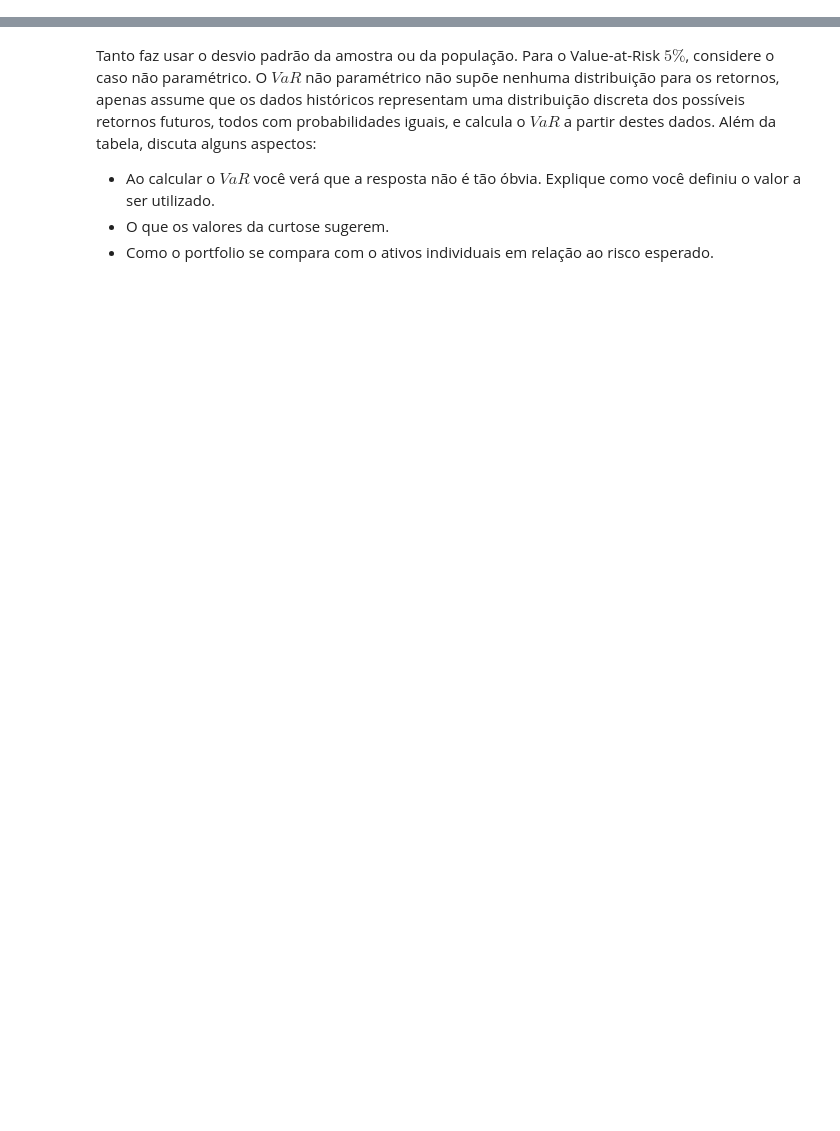
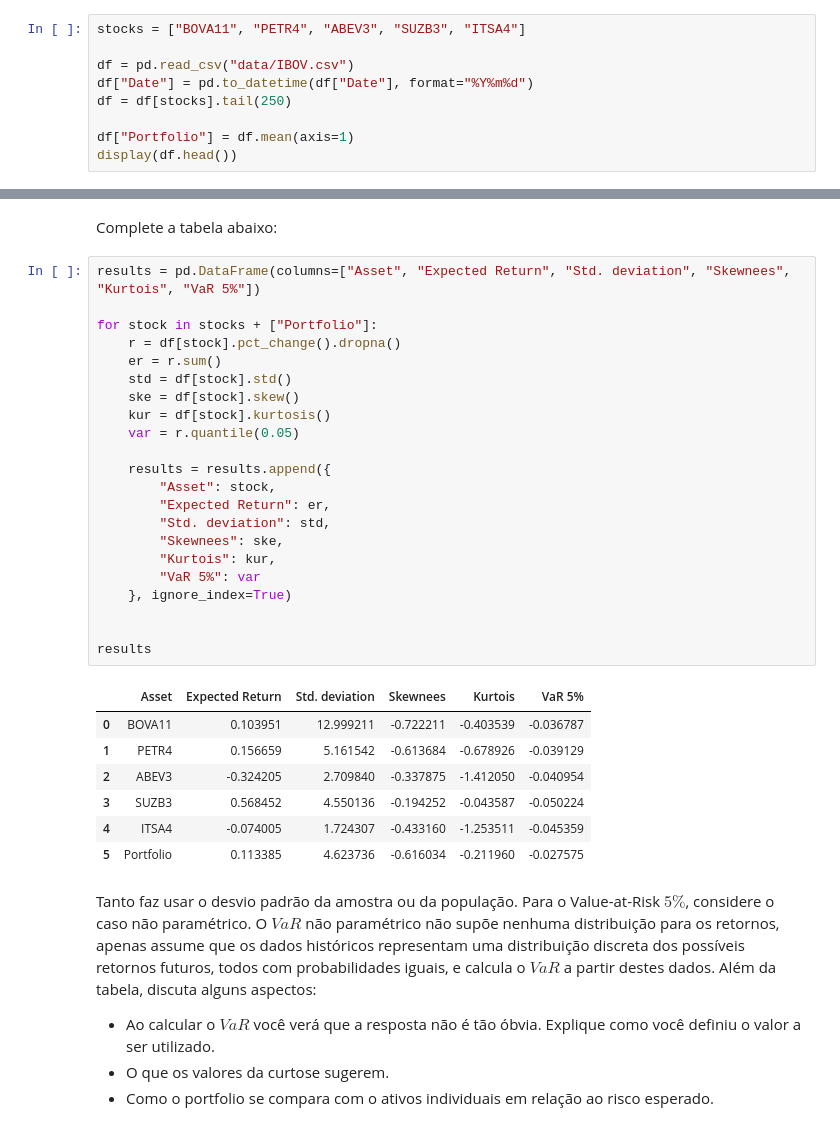
Before and after one commit to innng/quantitative-finance-and-risk-management, a Jupyter notebook: lista_1.ipynb, the cells around one changed output, grey strips where cells are left out. Cells and saved outputs as stored; diff of their text form; blank space fills up the shorter version.

```diff
--- a/lista_1.ipynb
+++ b/lista_1.ipynb
@@ -79,0 +173,9 @@ A partir dos dados diários da Bovespa disponibilizados, obtenha os 250 retornos
+# %%
+stocks = ["BOVA11", "PETR4", "ABEV3", "SUZB3", "ITSA4"]
+
+df = pd.read_csv("data/IBOV.csv")
+df["Date"] = pd.to_datetime(df["Date"], format="%Y%m%d")
+df = df[stocks].tail(250)
+
+df["Portfolio"] = df.mean(axis=1)
+display(df.head())
@@ -80,3 +189,35 @@ A partir dos dados diários da Bovespa disponibilizados, obtenha os 250 retornos
+# %% [markdown]
+Complete a tabela abaixo:
+# %%
+results = pd.DataFrame(columns=["Asset", "Expected Return", "Std. deviation", "Skewnees", "Kurtois", "VaR 5%"])
+
+for stock in stocks + ["Portfolio"]:
+    r = df[stock].pct_change().dropna()
+    er = r.sum()
+    std = df[stock].std()
+    ske = df[stock].skew()
+    kur = df[stock].kurtosis()
+    var = r.quantile(0.05)
+
+    results = results.append({
+        "Asset": stock,
+        "Expected Return": er,
+        "Std. deviation": std,
+        "Skewnees": ske,
+        "Kurtois": kur,
+        "VaR 5%": var
+    }, ignore_index=True)
+
+
+results
+# %% [output]
+|  | Asset | Expected Return | Std. deviation | Skewnees | Kurtois | VaR 5% |
+| 0 | BOVA11 | 0.103951 | 12.999211 | -0.722211 | -0.403539 | -0.036787 |
+| 1 | PETR4 | 0.156659 | 5.161542 | -0.613684 | -0.678926 | -0.039129 |
+| 2 | ABEV3 | -0.324205 | 2.709840 | -0.337875 | -1.412050 | -0.040954 |
+| 3 | SUZB3 | 0.568452 | 4.550136 | -0.194252 | -0.043587 | -0.050224 |
+| 4 | ITSA4 | -0.074005 | 1.724307 | -0.433160 | -1.253511 | -0.045359 |
+| 5 | Portfolio | 0.113385 | 4.623736 | -0.616034 | -0.211960 | -0.027575 |
 # %% [markdown]
 Tanto faz usar o desvio padrão da amostra ou da população. Para o Value-at-Risk $5\%$, considere o caso não paramétrico. O $VaR$ não paramétrico não supõe nenhuma distribuição para os retornos, apenas assume que os dados históricos representam uma distribuição discreta dos possíveis retornos futuros, todos com probabilidades iguais, e calcula o $VaR$ a partir destes dados. Além da tabela, discuta alguns aspectos:
 
```
Also changed, not shown: parts of 27 cells of this notebook, 2 other files.
